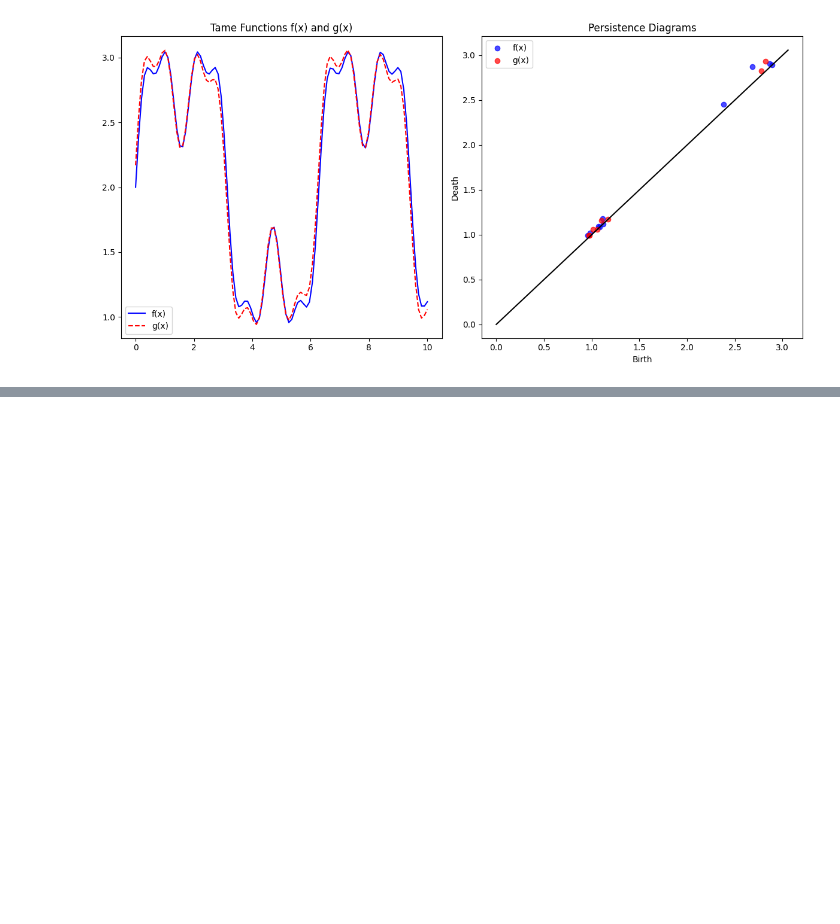
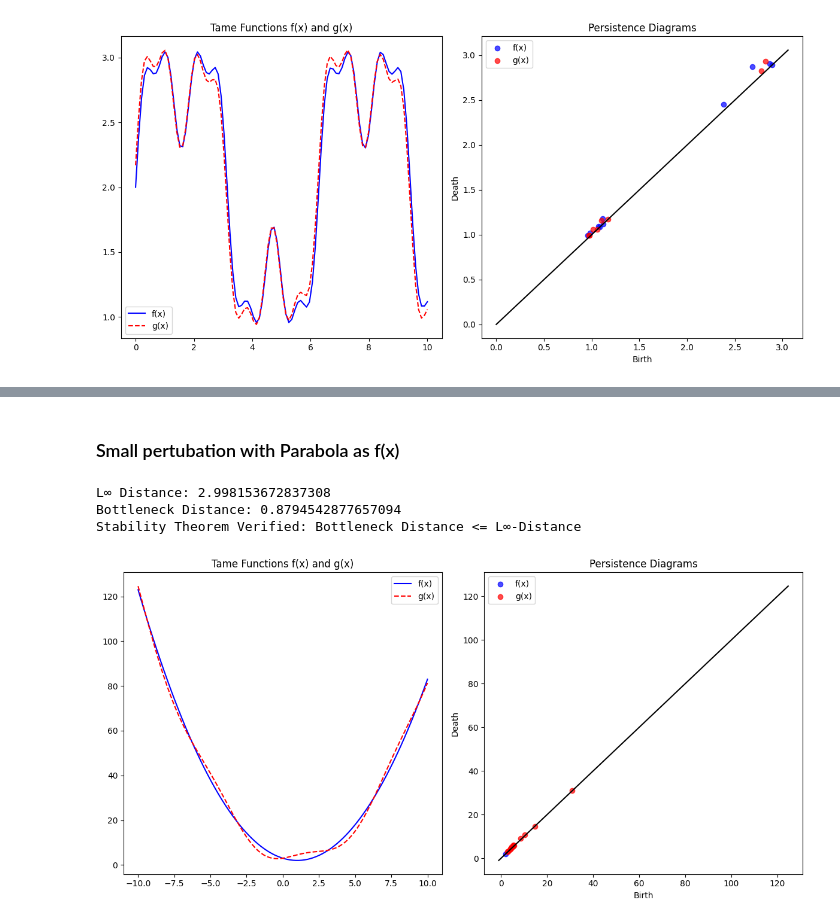
Before and after one commit to LakshmikarPolamreddy/stability_theorem_tame_functions, a Jupyter notebook: stability_theorem_for_tame_functions.ipynb, the cells around one changed output, grey strips where cells are left out. Drawn from its saved outputs; the diff is of its cells as text; code cells hidden in the pictures; blank space fills up the shorter version.

```diff
--- a/stability_theorem_for_tame_functions.ipynb
+++ b/stability_theorem_for_tame_functions.ipynb
@@ -145,0 +297,75 @@ plt.show()
+# %% [markdown]
+### Small pertubation with Parabola as f(x)
+# %%
+# Define a parabola function and its perturbations
+x = np.linspace(-10, 10, 100)  # Define x over a symmetric interval for better parabola visualization
+a, b, c = 1, -2, 3  # Coefficients for the parabola
+f = a * x**2 + b * x + c  # Parabola function f(x)
+g = f + 3 * np.sin(x)  # Perturbed parabola function g(x) with small sinusoidal perturbation
+
+
+# Compute L_infinity distance between f and g
+l_inf_dist = np.max(np.abs(f - g))
+
+# Lift 1D points into 2D space for Delaunay triangulation
+points_f = np.column_stack((x, f))
+points_g = np.column_stack((x, g))
+
+# Set a filtration threshold
+threshold = max(np.max(f), np.max(g))  # Example: include all simplices
+
+# Construct simplicial complexes for f and g
+f_complex = construct_simplicial_complex(points_f, f, threshold)
+g_complex = construct_simplicial_complex(points_g, g, threshold)
+
+# Compute persistence diagrams
+f_persistence = f_complex.persistence()
+g_persistence = g_complex.persistence()
+
+# Extract persistence diagrams for dimension 0
+f_diag_points = np.array(f_complex.persistence_intervals_in_dimension(0))
+g_diag_points = np.array(g_complex.persistence_intervals_in_dimension(0))
+
+# Compute bottleneck distance
+bottleneck_dist = compute_bottleneck_distance(f_diag_points, g_diag_points) if f_diag_points.size > 0 and g_diag_points.size > 0 else None
+
+# Output Results
+print("L∞ Distance:", l_inf_dist)
+print("Bottleneck Distance:", bottleneck_dist)
+
+# Verify Stability Theorem
+if bottleneck_dist is not None:
+    if bottleneck_dist <= l_inf_dist:
+        print("Stability Theorem Verified: Bottleneck Distance <= L∞-Distance")
+    else:
+        print("Stability Theorem Not Verified")
+else:
+    print("Cannot verify Stability Theorem: One or both persistence diagrams are empty.")
+
+# Visualize tame functions
+plt.figure(figsize=(12, 6))
+plt.subplot(1, 2, 1)
+plt.plot(x, f, label="f(x)", color="blue")
+plt.plot(x, g, label="g(x)", color="red", linestyle="dashed")
+plt.title("Tame Functions f(x) and g(x)")
+plt.legend()
+
+# Visualize persistence diagrams
+plt.subplot(1, 2, 2)
+if f_diag_points.size > 0:
+    plt.scatter(f_diag_points[:, 0], f_diag_points[:, 1], label="f(x)", color="blue", alpha=0.7)
+if g_diag_points.size > 0:
+    plt.scatter(g_diag_points[:, 0], g_diag_points[:, 1], label="g(x)", color="red", alpha=0.7)
+plt.plot([-1, max(f.max(), g.max())], [-1, max(f.max(), g.max())], color="black")
+plt.title("Persistence Diagrams")
+plt.xlabel("Birth")
+plt.ylabel("Death")
+plt.legend()
+
+plt.tight_layout()
+plt.show()
+# %% [output]
+L∞ Distance: 2.998153672837308
+Bottleneck Distance: 0.8794542877657094
+Stability Theorem Verified: Bottleneck Distance <= L∞-Distance
+[figure, added]
```
Also changed, not shown: parts of 6 cells of this notebook, 2 other files.
